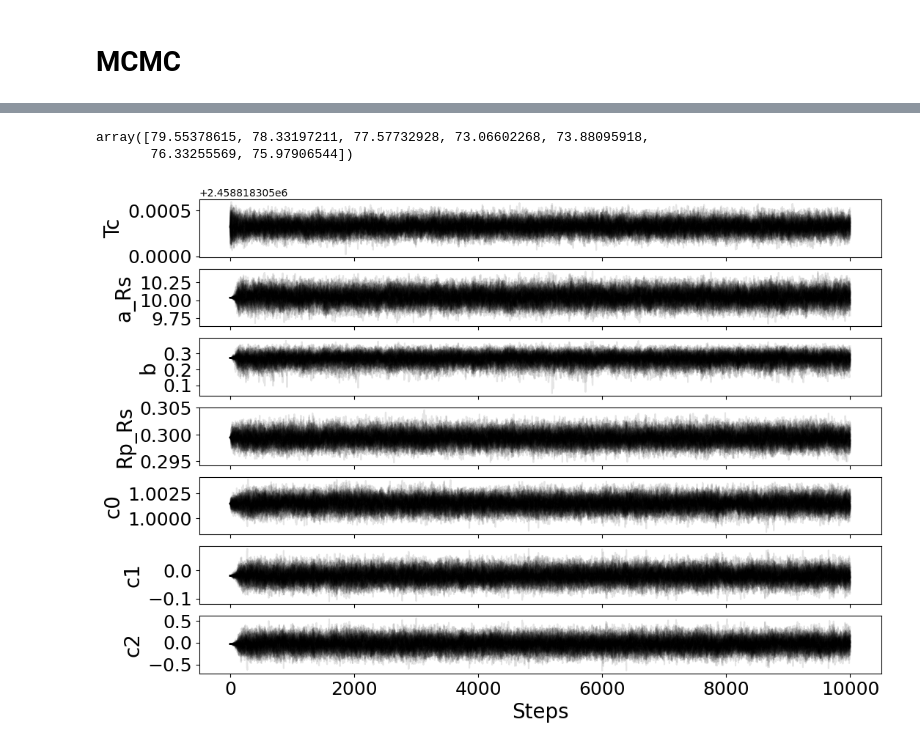
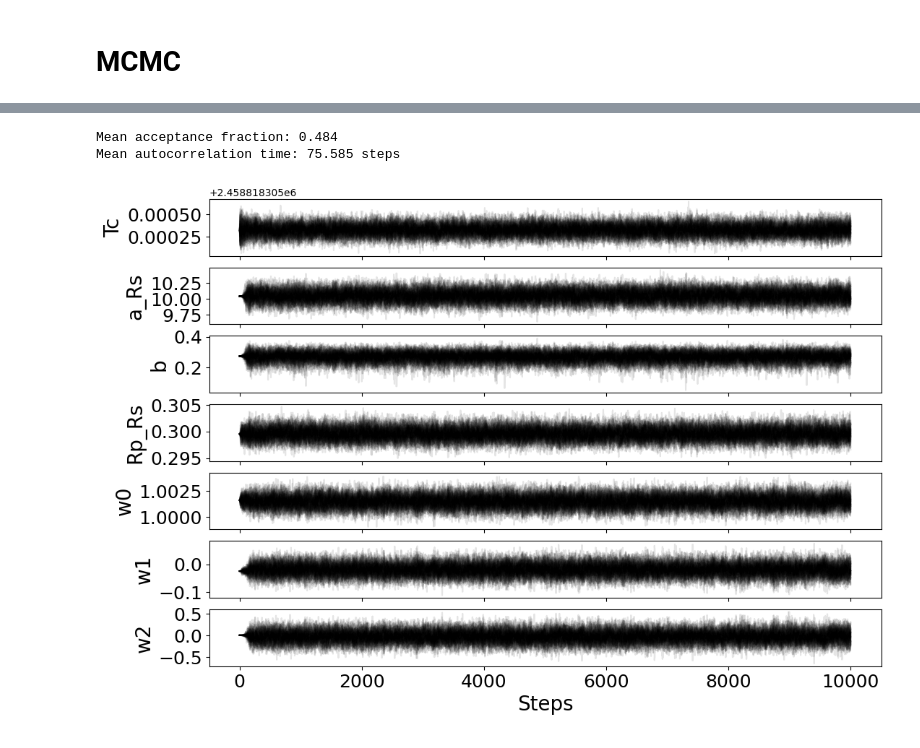
Before and after one commit to Mayuko-Mori/Transit_tutorial, a Jupyter notebook: Tutorial_1_single_transit_TOI519.ipynb, the cells around one changed output, grey strips where cells are left out. Cells and saved outputs as stored; diff of their text form; code cells hidden in the pictures.

```diff
--- a/Tutorial_1_single_transit_TOI519.ipynb
+++ b/Tutorial_1_single_transit_TOI519.ipynb
@@ -137,0 +112,17 @@ pl.plot(time, transit_model_pr * sys_model_pr)
+# %%
+def base_model(base_params, t):
+    w0, w1, w2 = base_params
+    return  [w0]*len(t) + w1*(t-t[0])+ w2*(t-t[0])**2
+# %%
+base_params_pr = [1., -0.05, -0.1]
+base_model_pr = base_model(base_params_pr,time)
+
+f=pl.figure()
+
+pl.errorbar(time,flux,err, fmt='.')
+pl.plot(time, transit_model_pr * base_model_pr, label='transit*base (initial)')
+
+pl.xlabel('BJD')
+pl.ylabel('Normalized Flux')
+pl.legend()
+f.savefig('output/TOI519_transit_base_predict.png')
@@ -150,13 +133,13 @@ params_name
+# %%
+params_full_pr = transit_params_pr + base_params_pr
+params_name = 'Tc,a_Rs,b,Rp_Rs,w0,w1,w2'.split(',')
+#params_full_pr
 # %% [markdown]
 # fitting
 # %%
 from scipy import stats
 
-def loglike(flux,err,model):
-    residual = flux - model
-    return -0.5 * np.sum((residual/err)**2)
-
-def logprior(params_full, time):
+def logprior(params_full, time): #log-prior
 
     transit_params=params_full[:4]
     Tc, a, b, k = transit_params
@@ -176,15 +159,17 @@ def logprior(params_full, time):
 
     return lp
 
-def logprob(params_full, u1, u2, time, flux, err):  #log posterior probability
+def loglike(flux,err,model): #log-likelihood
+    residual = flux - model
+    return -0.5 * np.sum((residual/err)**2)
+
+def logprob(params_full, u1, u2, time, flux, err):  #log-posterior probability
 
     transit_params=params_full[:4]
-    Tc, a, b, k = transit_params
-    sys_params=params_full[4:]
-    c0, c1, c2 = sys_params
+    base_params=params_full[4:]
 
     tm = transit_model(transit_params, P_pr.n, u1,u2, time)
-    sm = sys_model(sys_params,time)
+    sm = base_model(base_params,time)
 
     ll = loglike(flux, err, tm*sm)
     lp = logprior(params_full, time)
@@ -267,6 +223,0 @@ array([0.4826, 0.4822, 0.4989, 0.4834, 0.4799, 0.488 , 0.4868, 0.4866,
-# %%
-tau = sampler.get_autocorr_time()
-tau
-# %% [output]
-array([79.55378615, 78.33197211, 77.57732928, 73.06602268, 73.88095918,
-       76.33255569, 75.97906544])
@@ -275,19 +224,27 @@ samples = sampler.get_chain(discard=0, thin=1)
+# %%
+print("Mean acceptance fraction: {0:.3f}".format(np.mean(sampler.acceptance_fraction)))
+print("Mean autocorrelation time: {0:.3f} steps".format(np.mean(sampler.get_autocorr_time())))
+# %% [output]
+Mean acceptance fraction: 0.484
+Mean autocorrelation time: 75.585 steps
 # %%
-fig, ax = pl.subplots(ndim, 1, figsize=(10*1.2,ndim*1.2))
+f, ax = pl.subplots(ndim, 1, figsize=(10*1.2,ndim*1.2))
 
 for i in range(ndim):
     ax[i].plot(samples[:, :, i], color='k', alpha=0.1)
 
     if i==(ndim-1):
         pl.setp(ax[i].get_xticklabels(), visible=True, fontsize=18)
         ax[i].set_xlabel('Steps', fontsize=20)
     else:
         pl.setp(ax[i].get_xticklabels(), visible=False)
 
     pl.setp(ax[i].get_yticklabels(), fontsize=18)
     ax[i].set_ylabel(params_name[i],fontsize=20)
+
+#f.savefig('output/TOI519_chain.png')
 # %% [output]
-[figure, old version]
+[figure, new version]
 # %%
 flat_samples = sampler.get_chain(discard=5000, thin=10, flat=True)
 # %%
```
Also changed, not shown: parts of 22 cells of this notebook, 12 other files.
